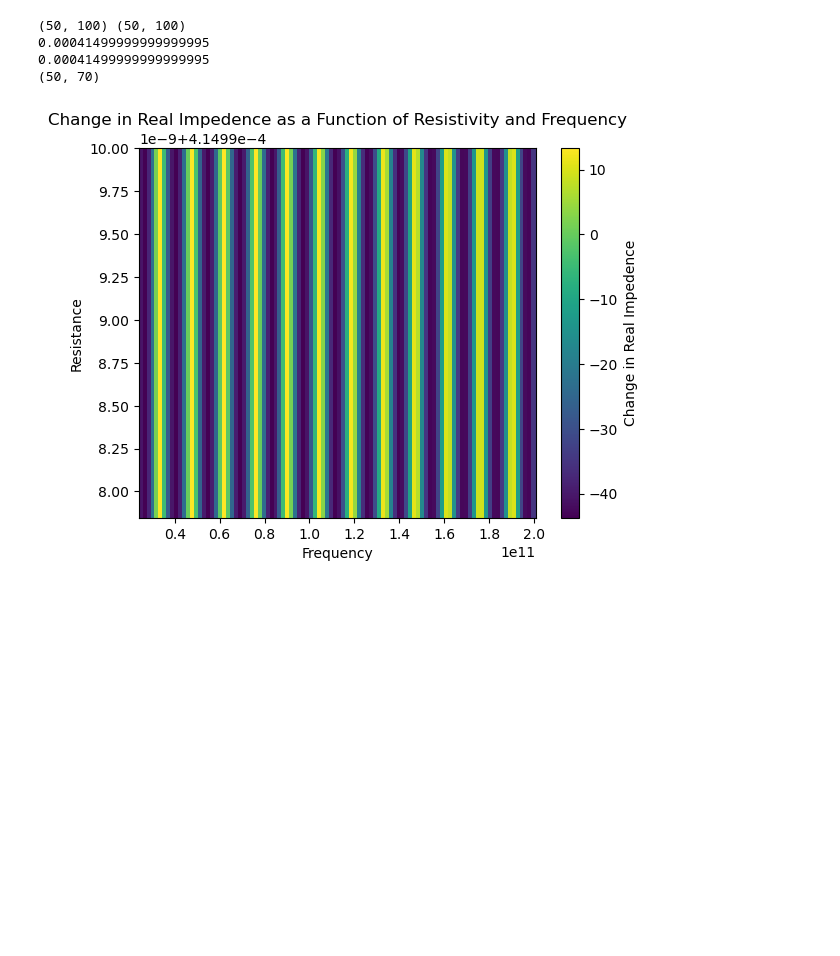
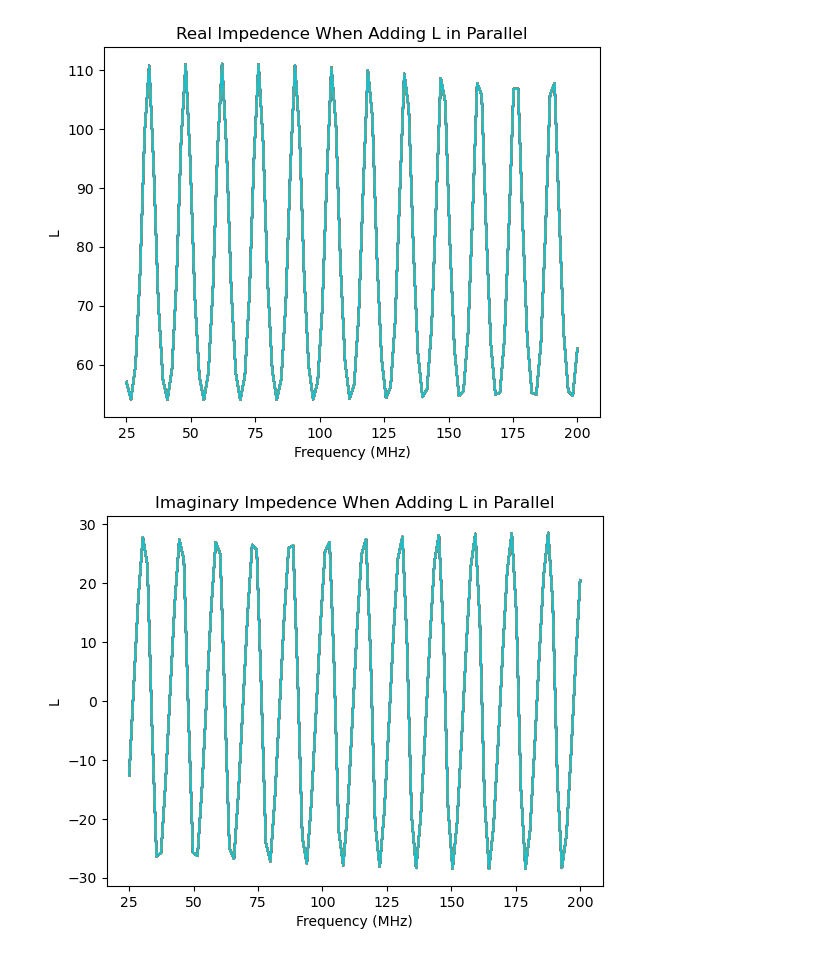
Before and after one commit to GarimaPrabhakar/bert-practice, a Jupyter notebook: tryingstuff/Untitled.ipynb, the cells around one changed output. Drawn from its saved outputs; the diff is of its cells as text; code cells hidden in the pictures; blank space fills up the shorter version.

```diff
--- a/tryingstuff/Untitled.ipynb
+++ b/tryingstuff/Untitled.ipynb
@@ -29,7 +29,10 @@ def reset():
     G = o*np.pi/(s/d)
     L = u0*ur/(np.pi*(s/d))
     R = 1.66*K*np.sqrt(f)*10e-7/d
-    dC = 0.1
-    dR = 5
+    dC = 1e-9
+    dR = 50
     dL = 0.2
-    dG = 0.5
+    dG = 0.0001
+
+reset()
+print(G)
@@ -112,20 +156,5 @@ def plots(which_var="R"):
 # %%
-imp = np.array([z(C, G, r[i], L) for i in range(len(r))])
-xx, yy = np.meshgrid(freq, r)
-print(xx.shape, imp.shape)
-plt.title("Change in Real Impedence as a Function of Resistivity and Frequency")
-plt.pcolor(xx, yy, imp.real - z(C, G, r[0], L)[index].real)
-plt.xlabel("Frequency")
-plt.ylabel("Resistance")
-cbar = plt.colorbar()
-cbar.set_label("Change in Real Impedence")
-print(max(r))
-print(R)
-print(imp[:,30:].shape)
-plt.show()
+plots(which_var="L", numiter=50)
 # %% [output]
-(50, 100) (50, 100)
-0.00041499999999999995
-0.00041499999999999995
-(50, 70)
-[figure, old version]
+[figure, new version]
+[figure, added]
```
Also changed, not shown: parts of 5 cells of this notebook.
